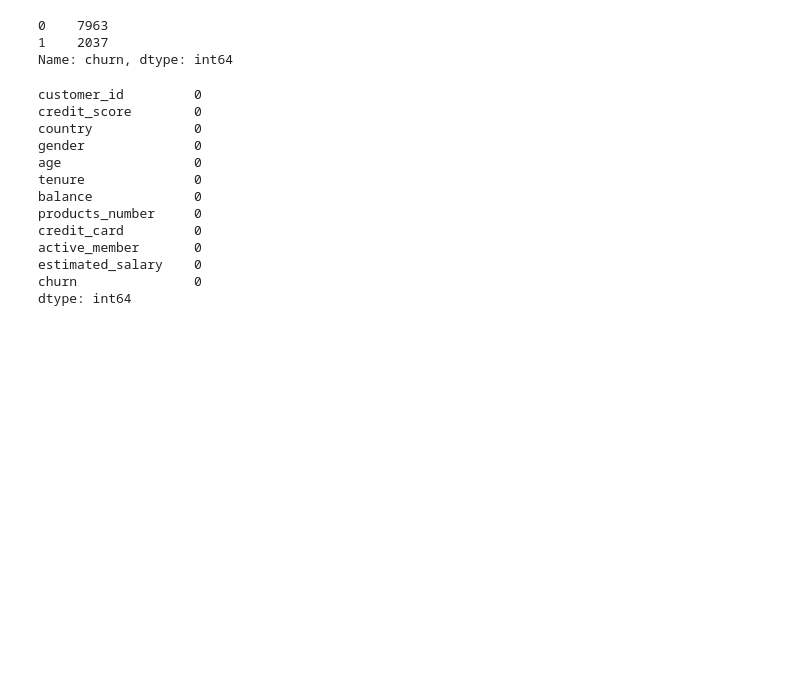
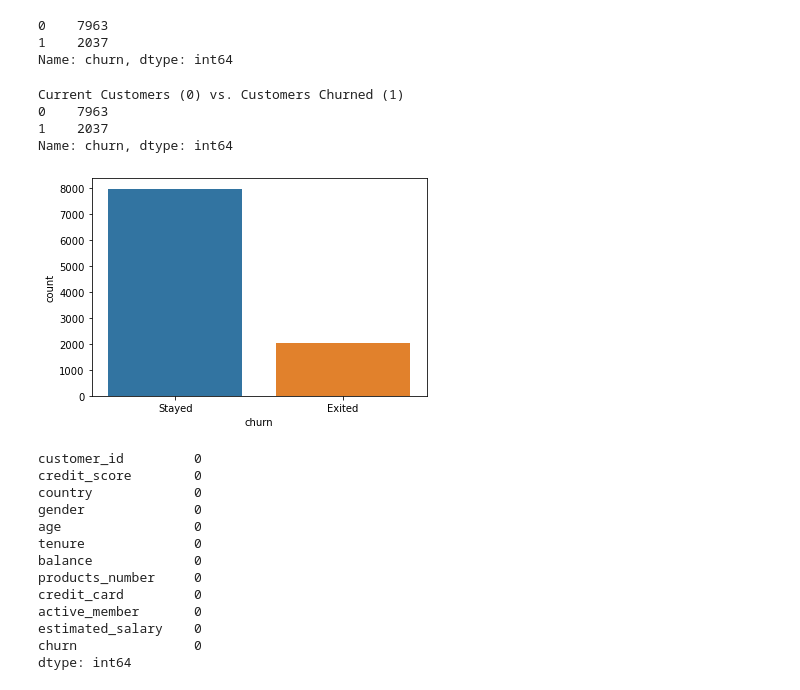
Before and after one commit to kkiepek/Predicting-Bank-Customer-Churn, a Jupyter notebook: Bank Churn EDA + Modeling.ipynb, the cells around one changed output. Cells and saved outputs as stored; diff of their text form; code cells hidden in the pictures; blank space fills up the shorter version.

Commit message:
Updated code with visualizations

```diff
--- a/Bank Churn EDA + Modeling.ipynb
+++ b/Bank Churn EDA + Modeling.ipynb
@@ -43,6 +43,20 @@ df['churn'].value_counts()
 0    7963
 1    2037
 Name: churn, dtype: int64
+# %%
+import seaborn as sns
+
+print('Current Customers (0) vs. Customers Churned (1)')
+print(df.churn.value_counts())
+
+ax = sns.countplot(data=df,x = 'churn')
+ax.set_xticklabels(['Stayed','Exited']);
+# %% [output]
+Current Customers (0) vs. Customers Churned (1)
+0    7963
+1    2037
+Name: churn, dtype: int64
+[figure, added]
 # %%
 df.isna().sum()
 # %% [output]
```
Also changed, not shown: parts of 25 cells of this notebook.
